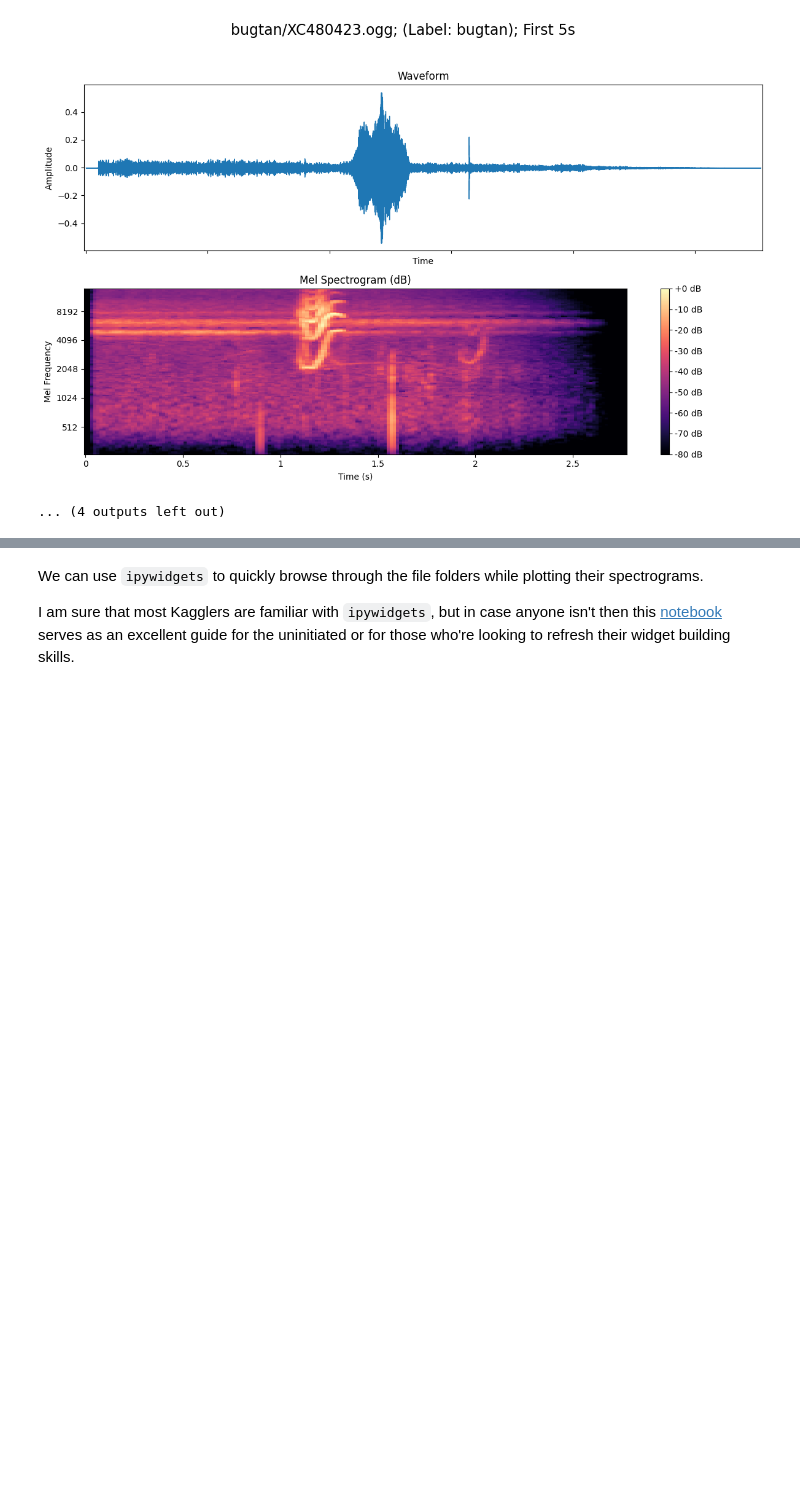
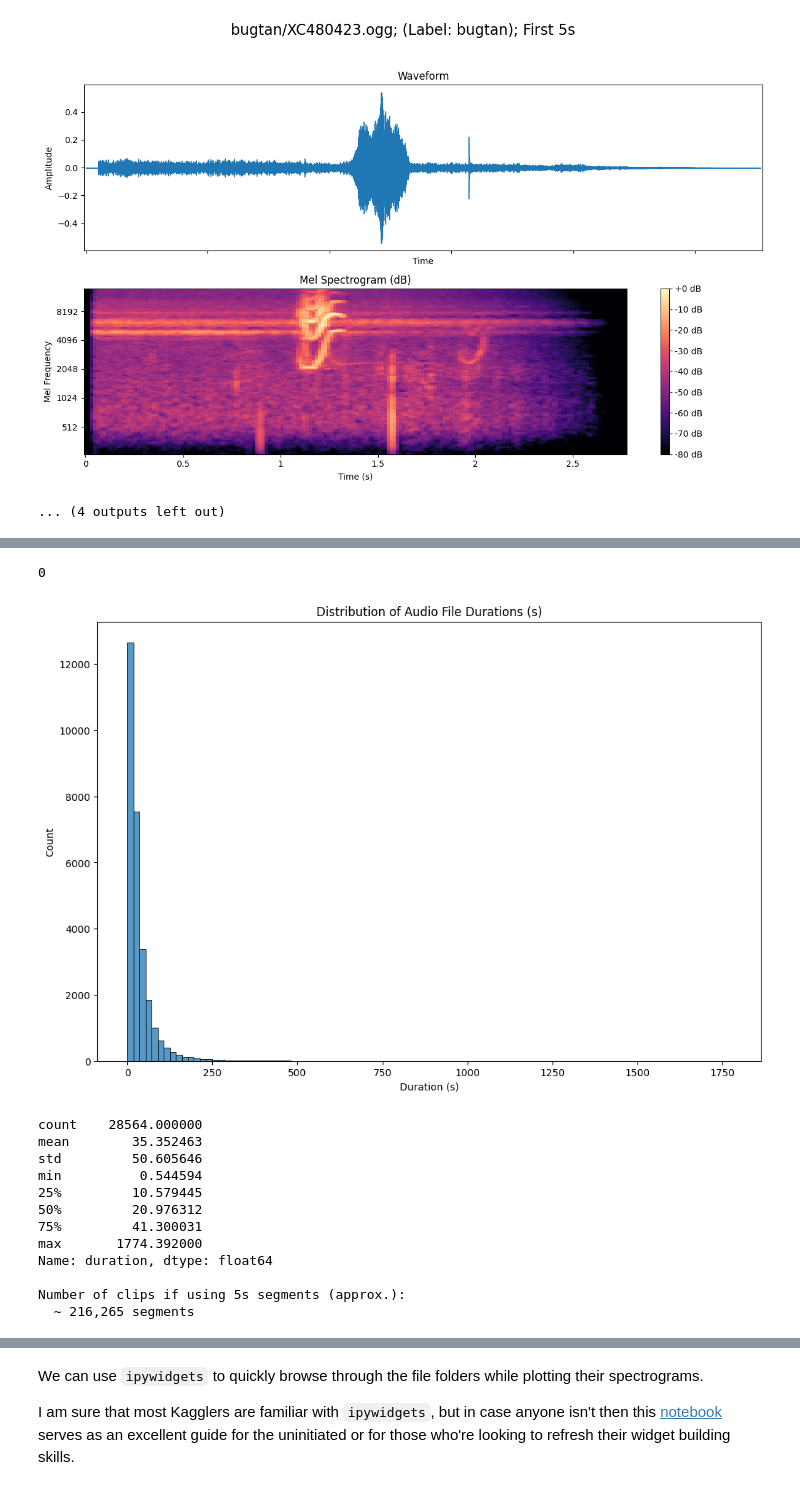
Before and after one commit to bachaudhry/kaggle_birdCLEF_25, a Jupyter notebook: 01-exploration+preprocessing.ipynb, the cells around one changed output, grey strips where cells are left out. Saved outputs shown, nothing was run; the diff lists cells and outputs as text; code cells hidden in the pictures; blank space fills up the shorter version.

```diff
--- a/01-exploration+preprocessing.ipynb
+++ b/01-exploration+preprocessing.ipynb
@@ -278,0 +282,18 @@ Loading: bugtan/XC480423.ogg; Label: bugtan
+# %%
+# Analyze audio durations
+if 'train_df' in globals() and not train_df.empty:
+    print("Analyzing audio durations...")
+    durations = []
+    pbar = tqdm(train_df['filename'].tolist(), desc="Calculating durations")
+    for filename in pbar:
+        file_path = cfg.DATA_PATH/"train_audio"/filename
+        if file_path.exists():
+            try:
+                # Efficient approach to get duration with loading the whole file
+                info = sf.info(file_path)
+                durations.append(info.duration)
+            except Exception as e:
+                print(f"Could not get info for {filename}: {e}") #Comment / uncomment for debugging
+                durations.append(np.nan) # mark errors
+        else:
+            durations.append(np.nan)
@@ -278,0 +302,4 @@ Loading: bugtan/XC480423.ogg; Label: bugtan
+# %%
+train_df['duration'] = durations # new column for durations
+#train_df.dropna(subset=['duration'], inplace=True) # remove rows where duration couldn't be calculated
+train_df['duration'].describe()
@@ -278,0 +316,31 @@ Loading: bugtan/XC480423.ogg; Label: bugtan
+# %%
+train_df['duration'].isnull().sum()
+# %% [output]
+0
+# %%
+plt.figure(figsize=(12, 8))
+sns.histplot(train_df['duration'], bins=100)
+plt.title('Distribution of Audio File Durations (s)')
+plt.xlabel('Duration (s)')
+plt.ylabel('Count')
+plt.show()
+
+print(train_df['duration'].describe())
+print(f"\nNumber of clips if using {cfg.TARGET_DURATION_S}s segments (approx.):")
+# calculate total duration / target segment duration
+total_segments = np.ceil(train_df['duration'] / cfg.TARGET_DURATION_S).sum()
+print(f"  ~ {int(total_segments):,} segments")
+# %% [output]
+[figure, added]
+count    28564.000000
+mean        35.352463
+std         50.605646
+min          0.544594
+25%         10.579445
+50%         20.976312
+75%         41.300031
+max       1774.392000
+Name: duration, dtype: float64
+
+Number of clips if using 5s segments (approx.):
+  ~ 216,265 segments
```
Also changed, not shown: parts of 10 cells of this notebook.
